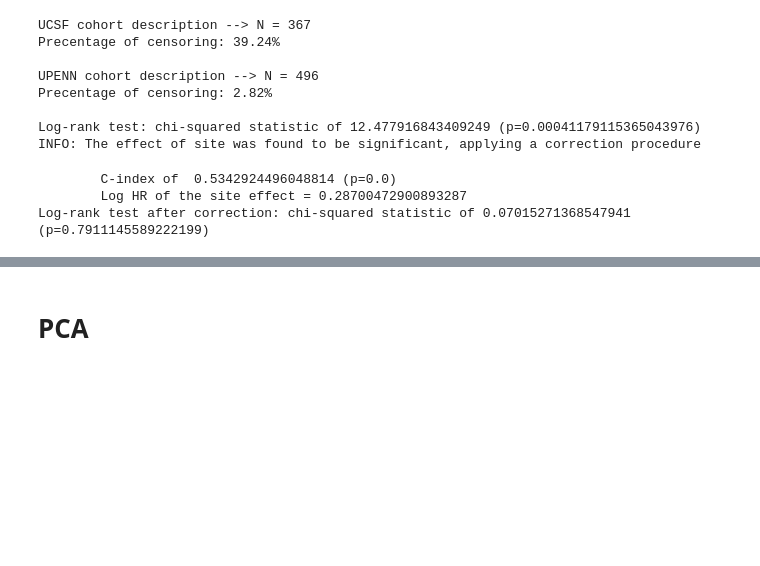
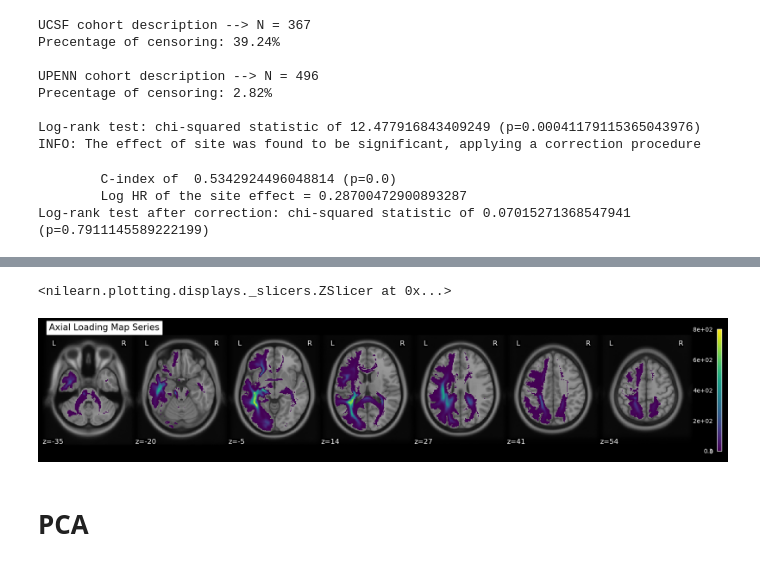
Before and after one commit to basiav/Tractography, a Jupyter notebook: old/main.ipynb, the cells around one changed output, grey strips where cells are left out. Cells and saved outputs as stored; diff of their text form; code cells hidden in the pictures; blank space fills up the shorter version.

```diff
--- a/main.ipynb
+++ b/old/main.ipynb
@@ -101,3 +123,23 @@ Log-rank test after correction: chi-squared statistic of 0.07015271368547941 (p=
+# %%
+from nilearn import plotting
+
+
+nifti_img_3d = image.index_img(nifti_img_4d, 100)
+
+
+plotting.plot_stat_map(
+    nifti_img_3d,
+    bg_img=T1_file,
+    display_mode='z',
+    cut_coords=7,
+    threshold=0.3,
+    title="Axial Loading Map Series",
+    colorbar=True,
+    cmap='viridis'
+)
+# %% [output]
+<nilearn.plotting.displays._slicers.ZSlicer at 0x...>
+[figure, added]
 # %%
 # Process and load UPENN maps
 upenn_ids = DATA.loc[DATA["site"]==1]["ID"].values
```
Also changed, not shown: parts of 17 cells of this notebook, 27 other files.
